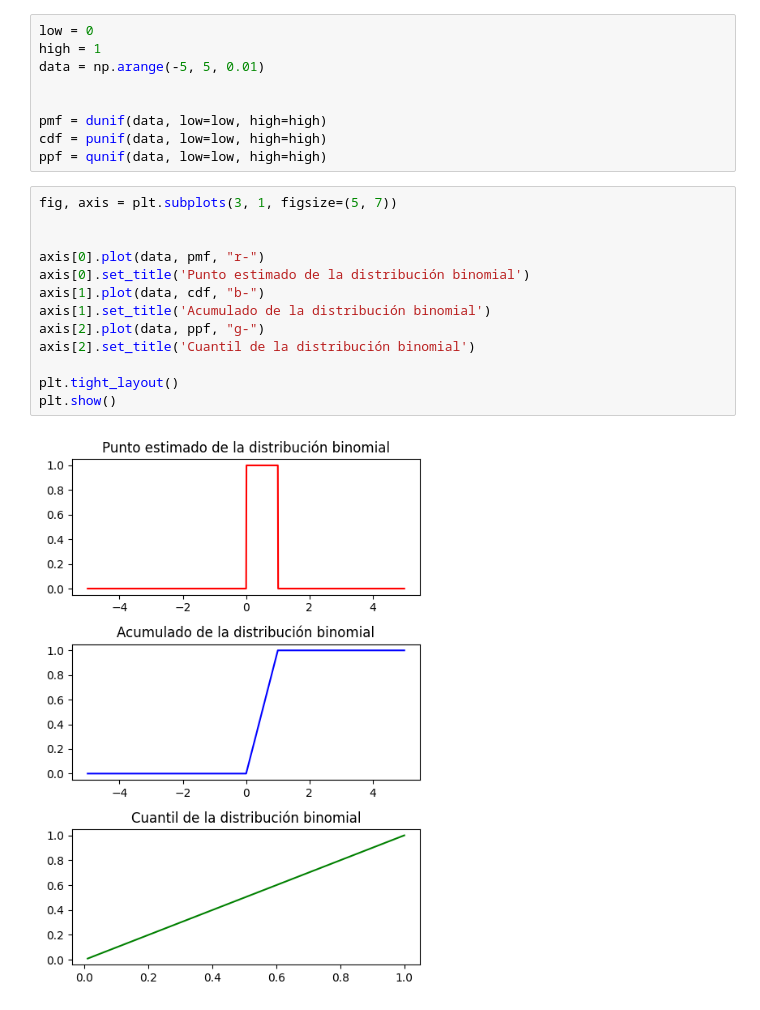
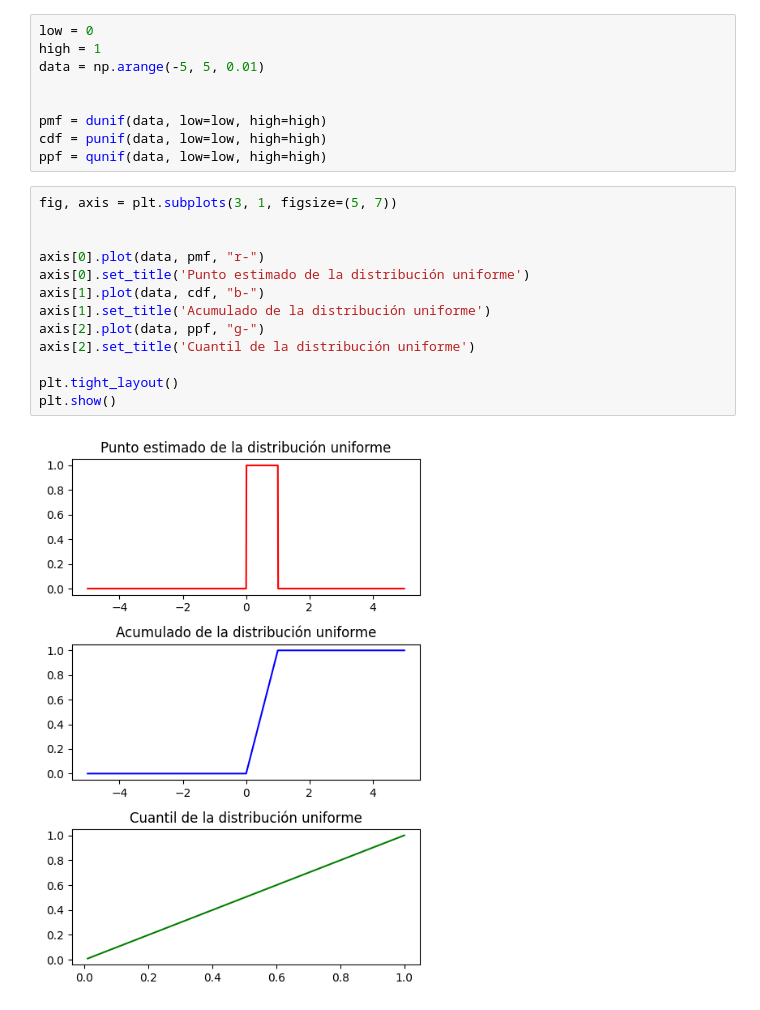
Before and after one commit to sarayruiz/sarayruiz--Proyecto-de-distibucion-de-probabilidad-con-python, a Jupyter notebook: notebook/10-project-random-variagles.ipynb, the cells around one changed output. Cells and saved outputs as stored; diff of their text form.

```diff
--- a/notebook/10-project-random-variagles.ipynb
+++ b/notebook/10-project-random-variagles.ipynb
@@ -140,15 +140,15 @@ ppf = qunif(data, low=low, high=high)
 # %%
 fig, axis = plt.subplots(3, 1, figsize=(5, 7))
 
 
 axis[0].plot(data, pmf, "r-")
-axis[0].set_title('Punto estimado de la distribución binomial')
+axis[0].set_title('Punto estimado de la distribución uniforme')
 axis[1].plot(data, cdf, "b-")
-axis[1].set_title('Acumulado de la distribución binomial')
+axis[1].set_title('Acumulado de la distribución uniforme')
 axis[2].plot(data, ppf, "g-")
-axis[2].set_title('Cuantil de la distribución binomial')
+axis[2].set_title('Cuantil de la distribución uniforme')
 
 plt.tight_layout()
 plt.show()
 # %% [output]
-[figure, old version]
+[figure, new version]
```
Also changed, not shown: parts of 3 cells of this notebook.
